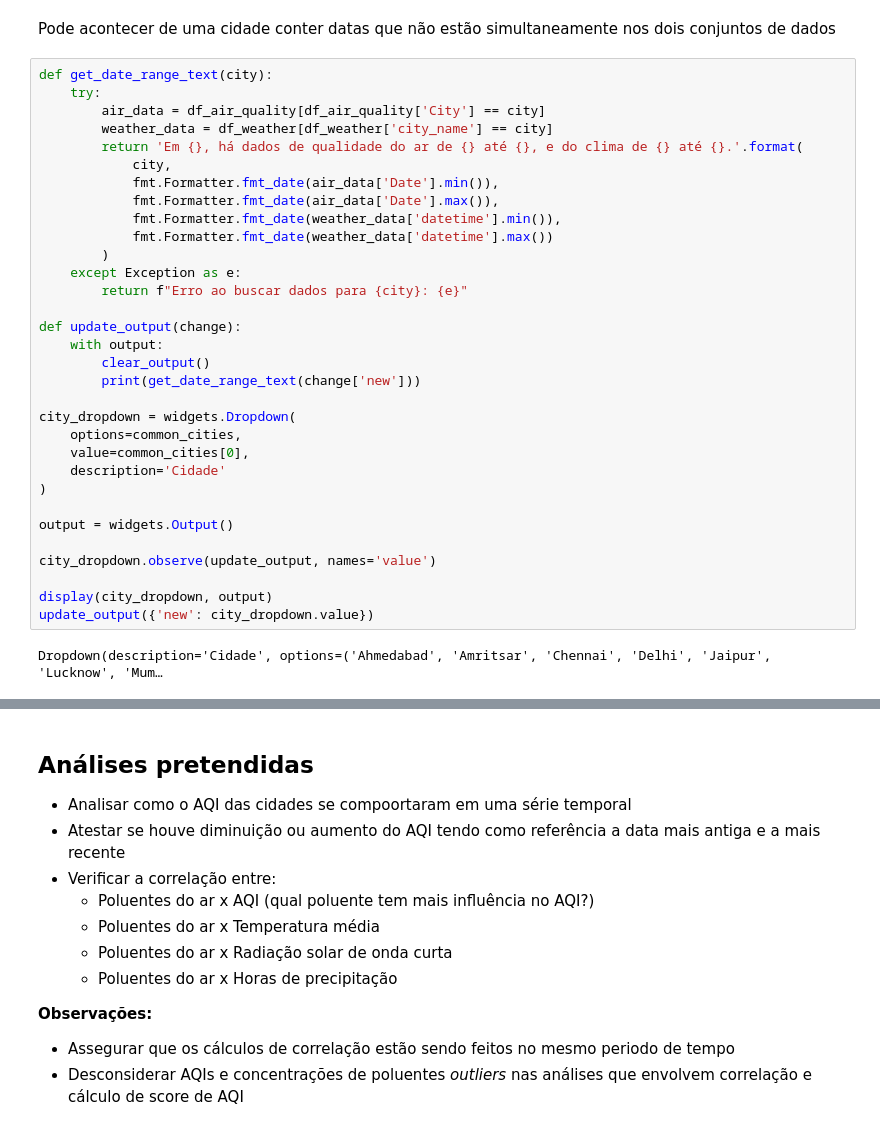
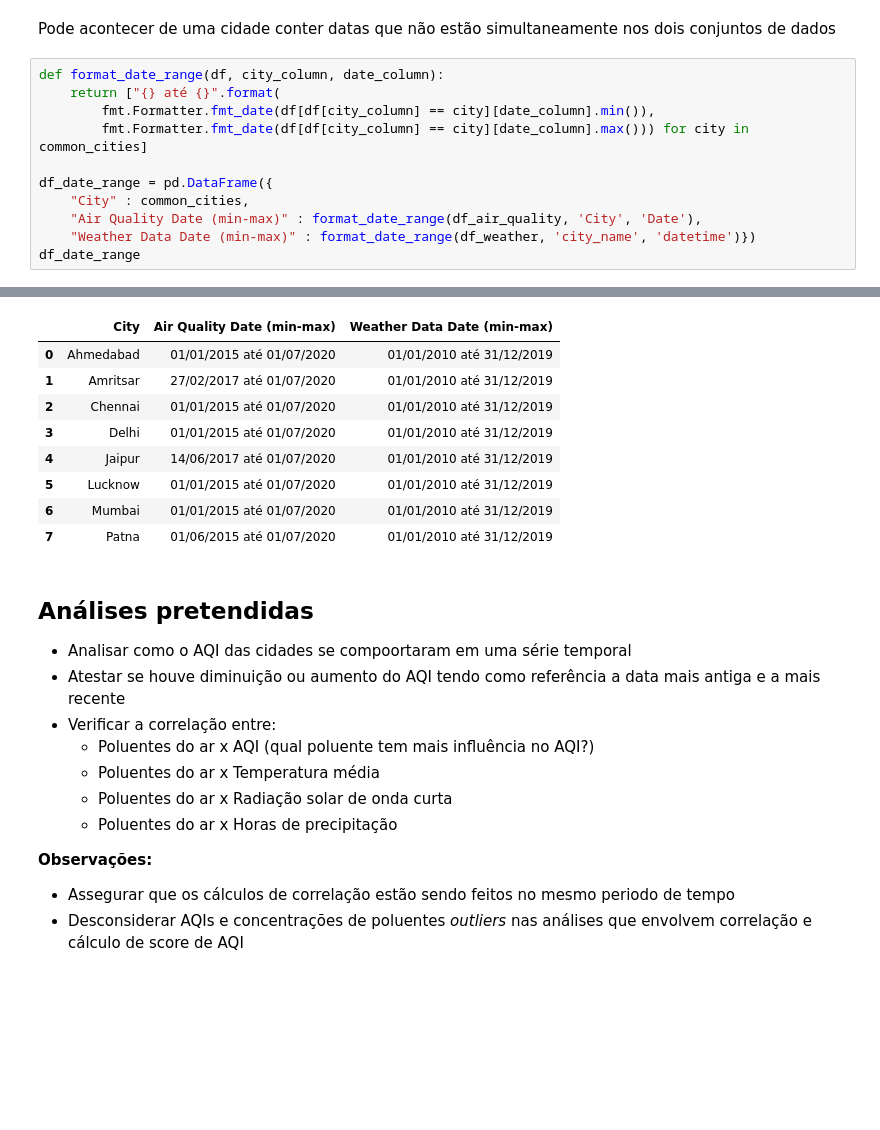
Before and after one commit to raphaelramosds/dca3501-project, a Jupyter notebook: assignments/Trabalho 1 - Parte I - Projeto de Analise de Dados.ipynb, the cells around one changed output, grey strips where cells are left out. Drawn from its saved outputs; the diff is of its cells as text; blank space fills up the shorter version.

Commit message:
fix: avoid display widgets and charts

```diff
--- a/assignments/Trabalho 1 - Parte I - Projeto de Analise de Dados.ipynb
+++ b/assignments/Trabalho 1 - Parte I - Projeto de Analise de Dados.ipynb
@@ -174,36 +180,14 @@ memory usage: 30.6+ MB
 # %% [markdown]
 Pode acontecer de uma cidade conter datas que não estão simultaneamente nos dois conjuntos de dados
 # %%
-def get_date_range_text(city):
-    try:
-        air_data = df_air_quality[df_air_quality['City'] == city]
-        weather_data = df_weather[df_weather['city_name'] == city]
-        return 'Em {}, há dados de qualidade do ar de {} até {}, e do clima de {} até {}.'.format(
-            city,
-            fmt.Formatter.fmt_date(air_data['Date'].min()),
-            fmt.Formatter.fmt_date(air_data['Date'].max()),
-            fmt.Formatter.fmt_date(weather_data['datetime'].min()),
-            fmt.Formatter.fmt_date(weather_data['datetime'].max())
-        )
-    except Exception as e:
-        return f"Erro ao buscar dados para {city}: {e}"
+def format_date_range(df, city_column, date_column):
+    return ["{} até {}".format(
+        fmt.Formatter.fmt_date(df[df[city_column] == city][date_column].min()),
+        fmt.Formatter.fmt_date(df[df[city_column] == city][date_column].max())) for city in common_cities]
 
-def update_output(change):
-    with output:
-        clear_output()
-        print(get_date_range_text(change['new']))
-
-city_dropdown = widgets.Dropdown(
-    options=common_cities,
-    value=common_cities[0],
-    description='Cidade'
-)
-
-output = widgets.Output()
-
-city_dropdown.observe(update_output, names='value')
-
-display(city_dropdown, output)
-update_output({'new': city_dropdown.value})
+df_date_range = pd.DataFrame({
+    "City" : common_cities,
+    "Air Quality Date (min-max)" : format_date_range(df_air_quality, 'City', 'Date'),
+    "Weather Data Date (min-max)" : format_date_range(df_weather, 'city_name', 'datetime')})
+df_date_range
 # %% [output]
-Dropdown(description='Cidade', options=('Ahmedabad', 'Amritsar', 'Chennai', 'Delhi', 'Jaipur', 'Lucknow', 'Mum…
@@ -211,3 +194,12 @@ Dropdown(description='Cidade', options=('Ahmedabad', 'Amritsar', 'Chennai', 'Del
+|  | City | Air Quality Date (min-max) | Weather Data Date (min-max) |
+| 0 | Ahmedabad | 01/01/2015 até 01/07/2020 | 01/01/2010 até 31/12/2019 |
+| 1 | Amritsar | 27/02/2017 até 01/07/2020 | 01/01/2010 até 31/12/2019 |
+| 2 | Chennai | 01/01/2015 até 01/07/2020 | 01/01/2010 até 31/12/2019 |
+| 3 | Delhi | 01/01/2015 até 01/07/2020 | 01/01/2010 até 31/12/2019 |
+| 4 | Jaipur | 14/06/2017 até 01/07/2020 | 01/01/2010 até 31/12/2019 |
+| 5 | Lucknow | 01/01/2015 até 01/07/2020 | 01/01/2010 até 31/12/2019 |
+| 6 | Mumbai | 01/01/2015 até 01/07/2020 | 01/01/2010 até 31/12/2019 |
+| 7 | Patna | 01/06/2015 até 01/07/2020 | 01/01/2010 até 31/12/2019 |
 # %% [markdown]
 ## Análises pretendidas
 
```
Also changed, not shown: parts of 3 cells of this notebook.
